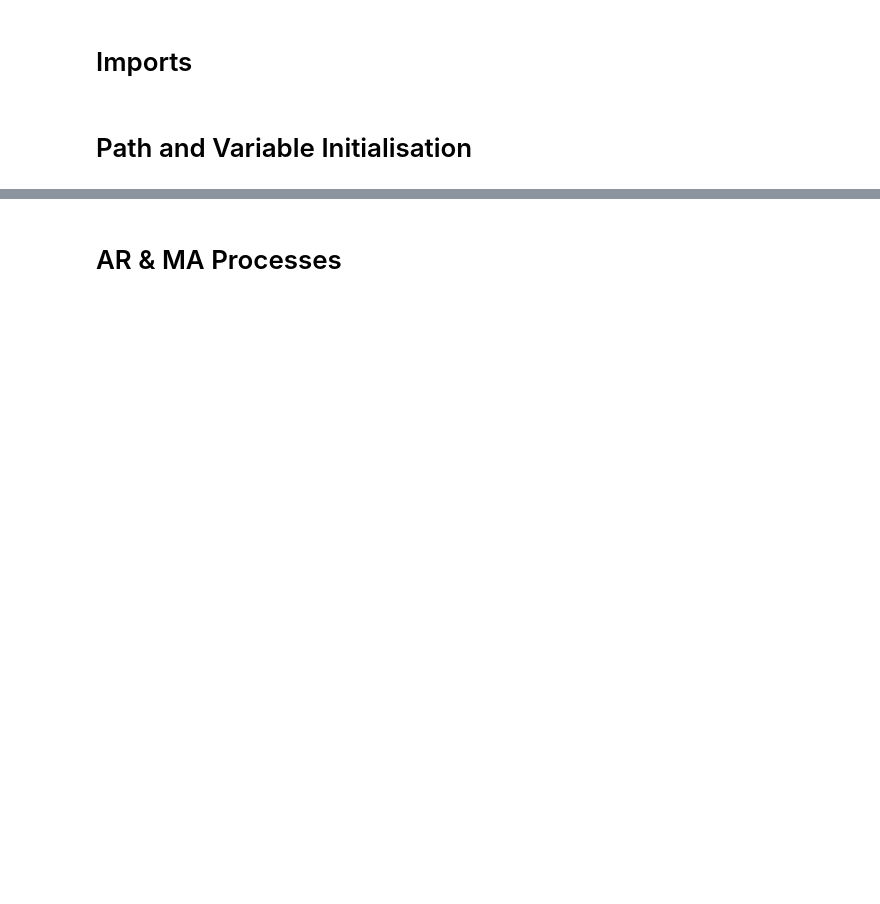
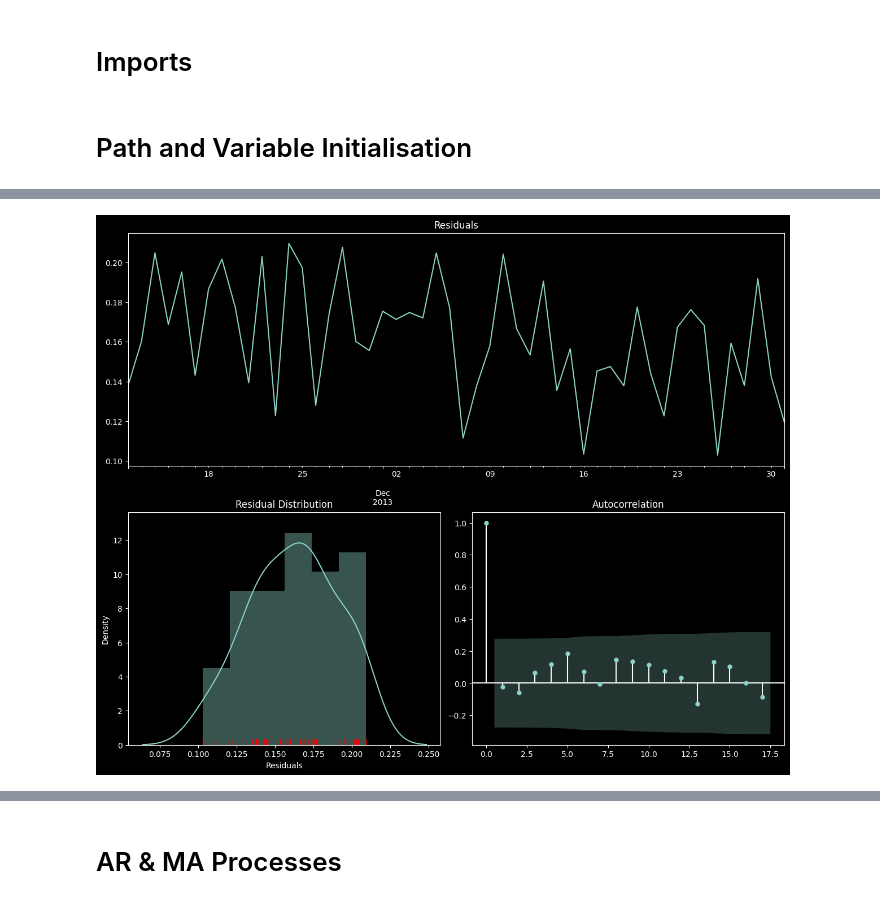
Before and after one commit to ag-ds-bubble/GIDS-2020-Time-Series-Forecasting-Workshop, a Jupyter notebook: Notebooks/06-Modelling Concepts.ipynb, the cells around one changed output, grey strips where cells are left out. Saved outputs shown, nothing was run; the diff lists cells and outputs as text; code cells hidden in the pictures; blank space fills up the shorter version.

```diff
--- a/Notebooks/06-Modelling Concepts.ipynb
+++ b/Notebooks/06-Modelling Concepts.ipynb
@@ -419,0 +160,3 @@ There is a need to split the data such that we land with three buckets of the Da
+# %%
+simData = generat_randomtsdata()
+simData.head()
@@ -419,0 +206,8 @@ There is a need to split the data such that we land with three buckets of the Da
+# %%
+train_cv_data = simData[simData.index<test_start]
+test_data  = simData[simData.index>=test_start]
+
+print('Training-CV Data ranges from {0} to {1}'.format(train_cv_data.index.min(),
+                                                       train_cv_data.index.max()))
+print('Testing Data ranges from {0} to {1}'.format(test_data.index.min(),
+                                                   test_data.index.max()))
@@ -419,0 +275,10 @@ There is a need to split the data such that we land with three buckets of the Da
+# %%
+mape_func=lambda y,yhat: np.round(100*(abs(y-yhat)/y),2)
+
+
+res = train_model(traincv_data = train_cv_data, test_data = test_data,
+                  cv_window = 50, ahead_offest = pd.DateOffset(days=0),
+                  feature_cols = ['Trend', 'Seasonality'], target_col = 'ts',
+                  metric='MAPE(%)', metric_func=mape_func)
+
+cv_metric_sheet, test_metric_sheet = res
@@ -419,0 +320,26 @@ There is a need to split the data such that we land with three buckets of the Da
+# %%
+from statsmodels.graphics.tsaplots import plot_acf
+def residual_diagnostic(metric_sheet):
+    metric_sheet=metric_sheet.copy()
+    metric_sheet['Residuals'] = metric_sheet.Actual-metric_sheet.Forecast
+
+    plt.rcParams['figure.dpi'] = 100
+    plt.rcParams['figure.figsize'] = (15,12)
+    plt.style.use('dark_background')
+
+    grid = plt.GridSpec(2, 2, wspace=0.1, hspace=0.2)
+    series_ax = plt.subplot(grid[0:1, :])
+    series_ax.set_title('Residuals')
+    metric_sheet['Residuals'].plot(ax=series_ax)
+
+    dist_ax = plt.subplot(grid[1, 0])
+    dist_ax.set_title('Residual Distribution')
+    sns.distplot(metric_sheet['Residuals'], ax=dist_ax, rug=True, rug_kws={'color':'r'})
+
+    acf_ax = plt.subplot(grid[1, 1])
+    acf_ax.set_title('Auto-Correlation')
+    _=plot_acf(metric_sheet['Residuals'], ax=acf_ax)
+# %%
+residual_diagnostic(cv_metric_sheet)
+# %% [output]
+[figure, added]
```
Also changed, not shown: parts of 86 cells of this notebook, 8 other files.
